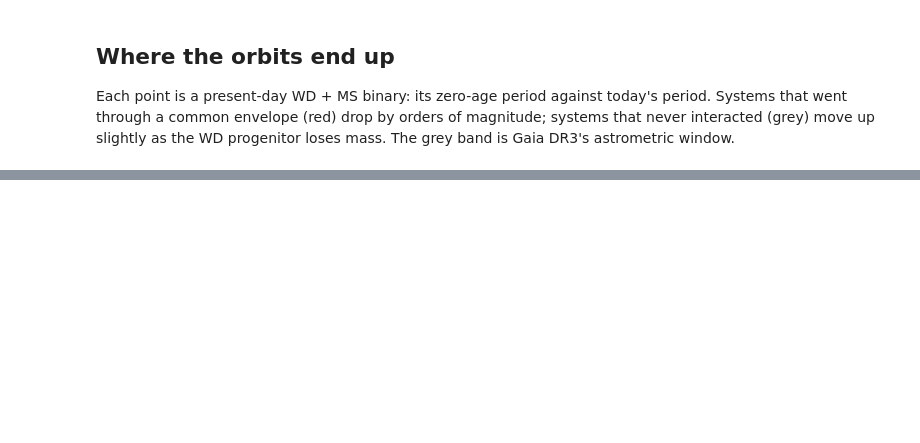
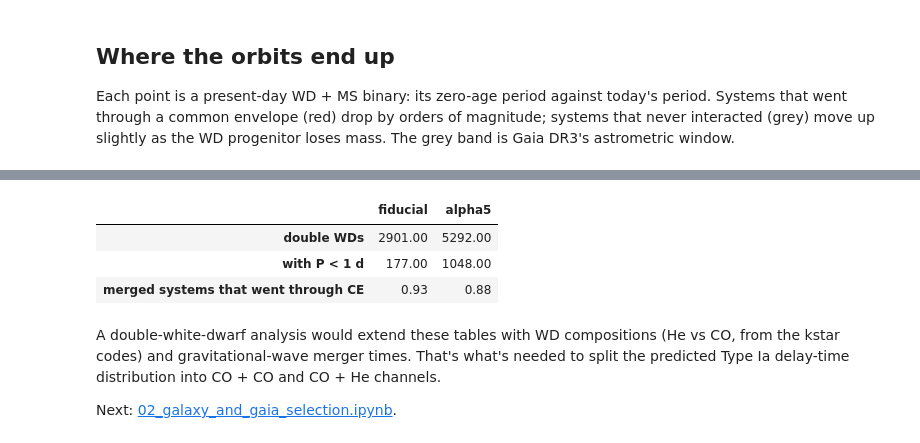
Before and after one commit to emmachickles/gaia_popsynth, a Jupyter notebook: notebooks/01_cosmic_population.ipynb, the cells around one changed output, grey strips where cells are left out. Cells and saved outputs as stored; diff of their text form; code cells hidden in the pictures; blank space fills up the shorter version.

```diff
--- a/notebooks/01_cosmic_population.ipynb
+++ b/notebooks/01_cosmic_population.ipynb
@@ -119,0 +193,19 @@ Next: [02_galaxy_and_gaia_selection.ipynb](02_galaxy_and_gaia_selection.ipynb).
+# %%
+pd.DataFrame({
+    t: {
+        "double WDs": int((f.final_state == "wd_wd").sum()),
+        "with P < 1 d": int(((f.final_state == "wd_wd") & (f.porb < 1)).sum()),
+        "merged systems that went through CE": round(f[f.final_state == "merged"].had_ce.mean(), 2),
+    } for t, f in finals.items()
+})
+# %% [output]
+|  | fiducial | alpha5 |
+| double WDs | 2901.00 | 5292.00 |
+| with P < 1 d | 177.00 | 1048.00 |
+| merged systems that went through CE | 0.93 | 0.88 |
+# %% [markdown]
+A double-white-dwarf analysis would extend these tables with WD compositions (He vs CO, from the
+kstar codes) and gravitational-wave merger times. That's what's needed to split the predicted Type Ia
+delay-time distribution into CO + CO and CO + He channels.
+
+Next: [02_galaxy_and_gaia_selection.ipynb](02_galaxy_and_gaia_selection.ipynb).
```
Also changed, not shown: parts of 8 cells of this notebook, 18 other files.
